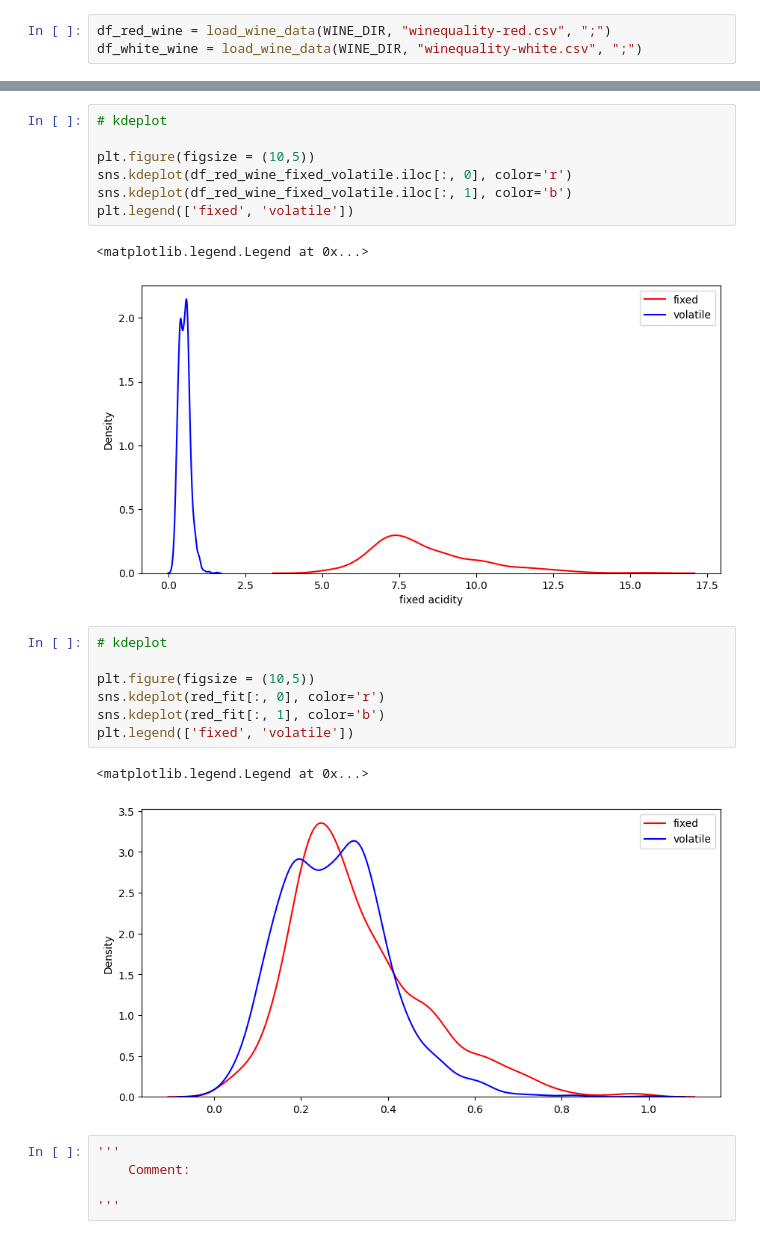
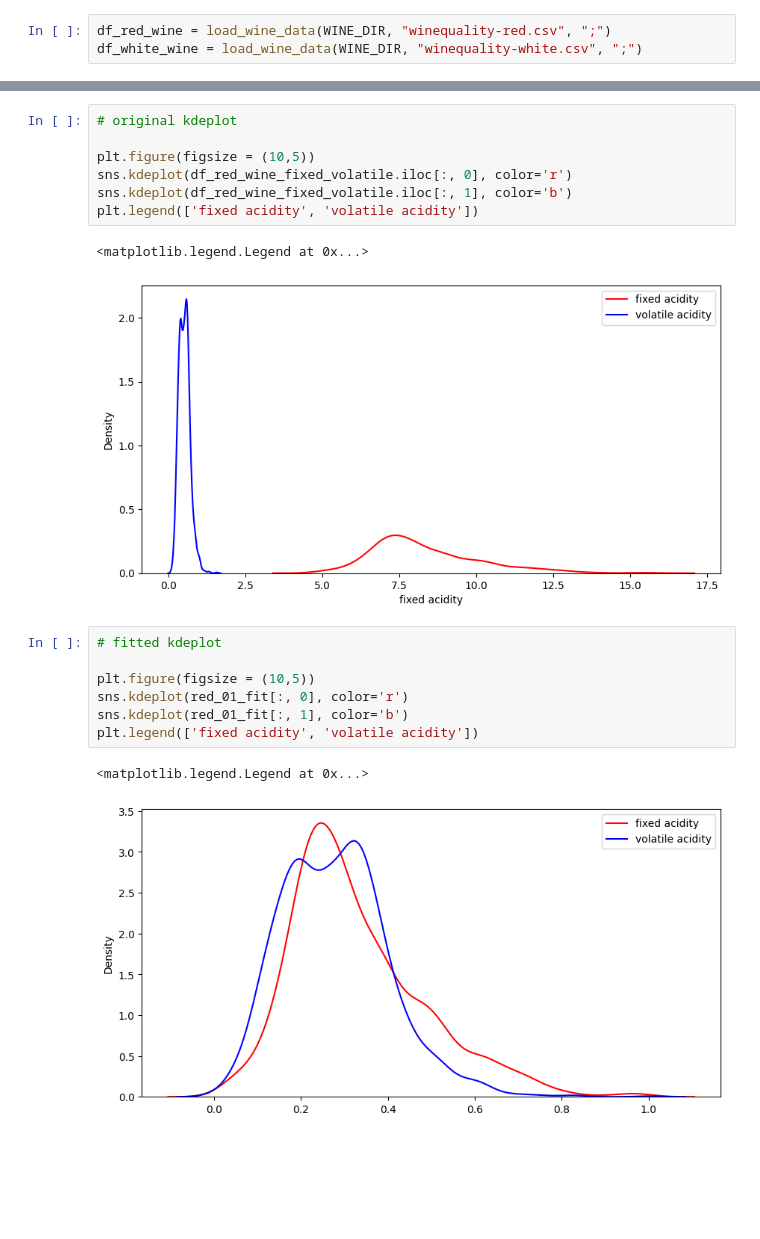
Before and after one commit to Vukhacson/WineQuality, a Jupyter notebook: SMSmall/Datdo3108_DataPreprocessing.ipynb, the cells around one changed output, grey strips where cells are left out. Cells and saved outputs as stored; diff of their text form; blank space fills up the shorter version.

```diff
--- a/SMSmall/Datdo3108_DataPreprocessing.ipynb
+++ b/SMSmall/Datdo3108_DataPreprocessing.ipynb
@@ -91,27 +77,22 @@ plt.legend(['fixed', 'volatile'])
 <matplotlib.legend.Legend at 0x...>
 [figure]
 # %%
-# kdeplot
+# original kdeplot
 
 plt.figure(figsize = (10,5))
 sns.kdeplot(df_red_wine_fixed_volatile.iloc[:, 0], color='r')
 sns.kdeplot(df_red_wine_fixed_volatile.iloc[:, 1], color='b')
-plt.legend(['fixed', 'volatile'])
+plt.legend(['fixed acidity', 'volatile acidity'])
 # %% [output]
 <matplotlib.legend.Legend at 0x...>
-[figure, old version]
+[figure, new version]
 # %%
-# kdeplot
+# fitted kdeplot
 
 plt.figure(figsize = (10,5))
-sns.kdeplot(red_fit[:, 0], color='r')
-sns.kdeplot(red_fit[:, 1], color='b')
-plt.legend(['fixed', 'volatile'])
+sns.kdeplot(red_01_fit[:, 0], color='r')
+sns.kdeplot(red_01_fit[:, 1], color='b')
+plt.legend(['fixed acidity', 'volatile acidity'])
 # %% [output]
 <matplotlib.legend.Legend at 0x...>
-[figure, old version]
+[figure, new version]
-# %%
-'''
-    Comment:
-
-'''
```
Also changed, not shown: parts of 10 cells of this notebook.
